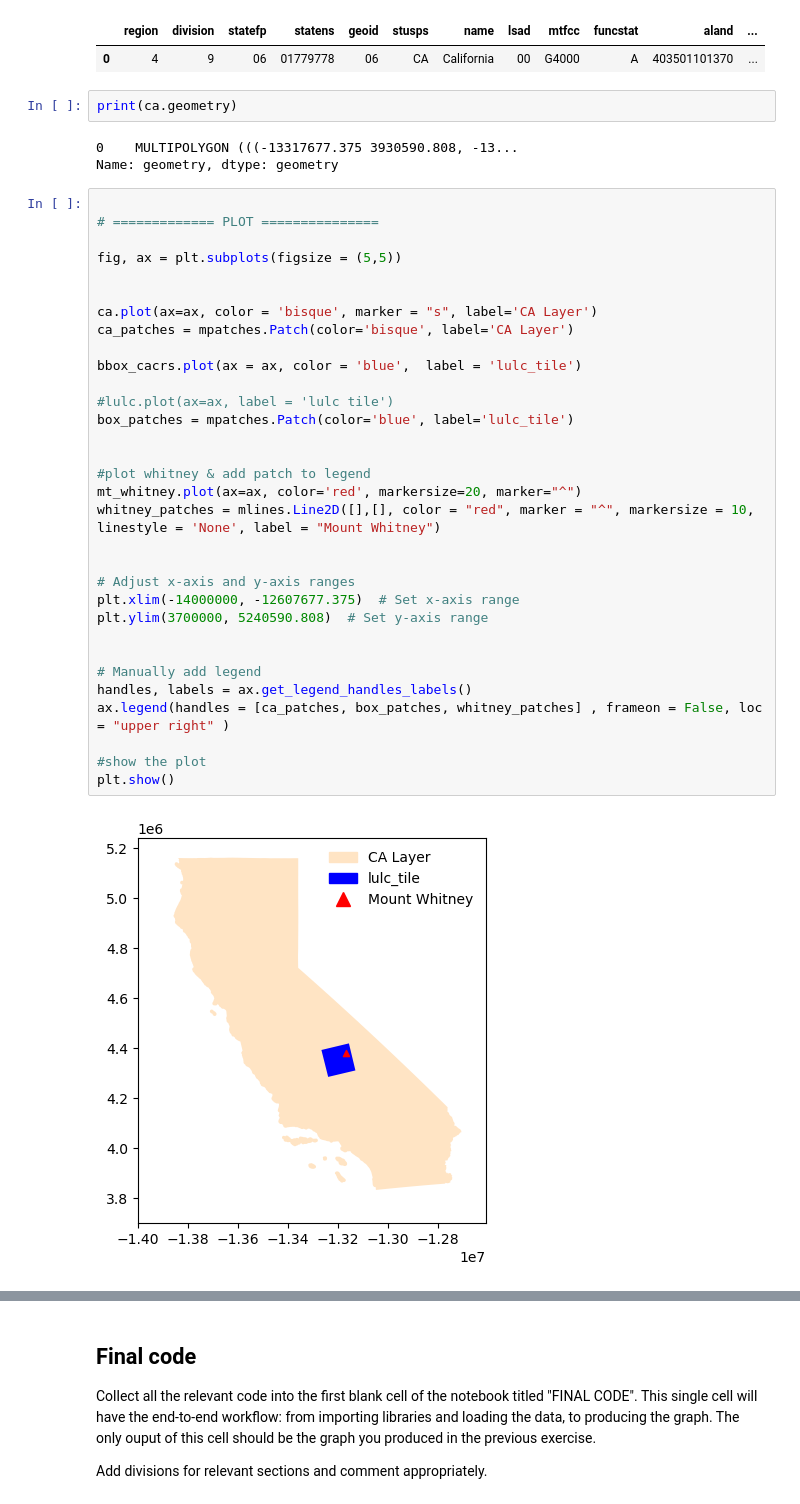
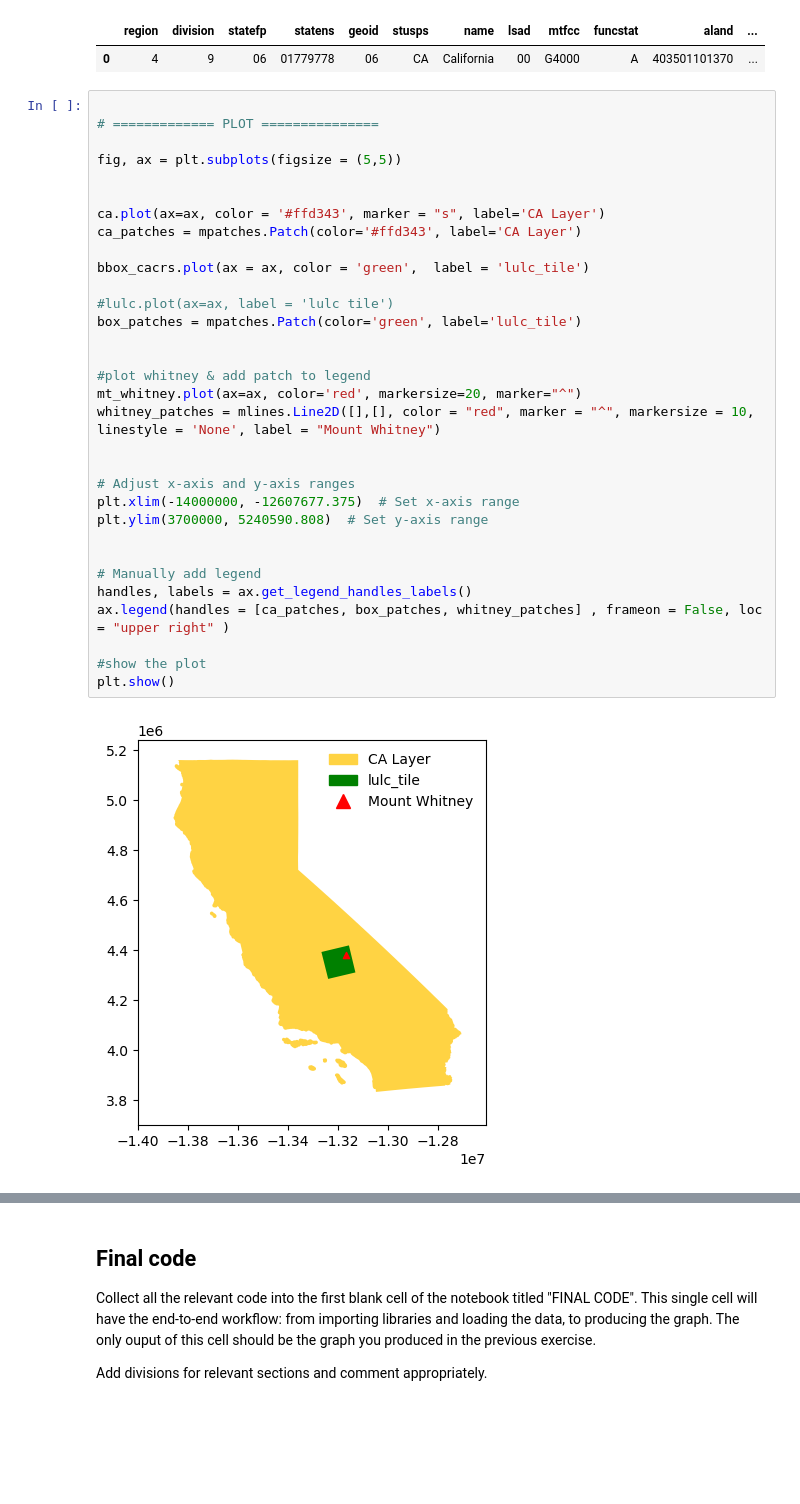
Before and after one commit to floraham/eds220-hwk-4, a Jupyter notebook: hwk4-task1-whitney-map.ipynb, the cells around one changed output, grey strips where cells are left out. Cells and saved outputs as stored; diff of their text form; blank space fills up the shorter version.

```diff
--- a/hwk4-task1-whitney-map.ipynb
+++ b/hwk4-task1-whitney-map.ipynb
@@ -269,42 +246,37 @@ ca
 # %% [output]
 |  | region | division | statefp | statens | geoid | stusps | name | lsad | mtfcc | funcstat | aland | ... |
 | 0 | 4 | 9 | 06 | 01779778 | 06 | CA | California | 00 | G4000 | A | 403501101370 | ... |
-# %%
-print(ca.geometry)
-# %% [output]
-0    MULTIPOLYGON (((-13317677.375 3930590.808, -13...
-Name: geometry, dtype: geometry
 # %%
 
 # ============= PLOT ===============
 
 fig, ax = plt.subplots(figsize = (5,5))
 
 
-ca.plot(ax=ax, color = 'bisque', marker = "s", label='CA Layer')
-ca_patches = mpatches.Patch(color='bisque', label='CA Layer')
+ca.plot(ax=ax, color = '#ffd343', marker = "s", label='CA Layer')
+ca_patches = mpatches.Patch(color='#ffd343', label='CA Layer')
 
-bbox_cacrs.plot(ax = ax, color = 'blue',  label = 'lulc_tile')
+bbox_cacrs.plot(ax = ax, color = 'green',  label = 'lulc_tile')
 
 #lulc.plot(ax=ax, label = 'lulc tile')
-box_patches = mpatches.Patch(color='blue', label='lulc_tile')
+box_patches = mpatches.Patch(color='green', label='lulc_tile')
 
 
 #plot whitney & add patch to legend
 mt_whitney.plot(ax=ax, color='red', markersize=20, marker="^")
 whitney_patches = mlines.Line2D([],[], color = "red", marker = "^", markersize = 10, linestyle = 'None', label = "Mount Whitney")
 
 
 # Adjust x-axis and y-axis ranges
 plt.xlim(-14000000, -12607677.375)  # Set x-axis range
 plt.ylim(3700000, 5240590.808)  # Set y-axis range
 
 
 # Manually add legend
 handles, labels = ax.get_legend_handles_labels()
 ax.legend(handles = [ca_patches, box_patches, whitney_patches] , frameon = False, loc = "upper right" )
 
 #show the plot
 plt.show()
 # %% [output]
-[figure, old version]
+[figure, new version]
```
Also changed, not shown: parts of 5 cells of this notebook, 2 other files.
